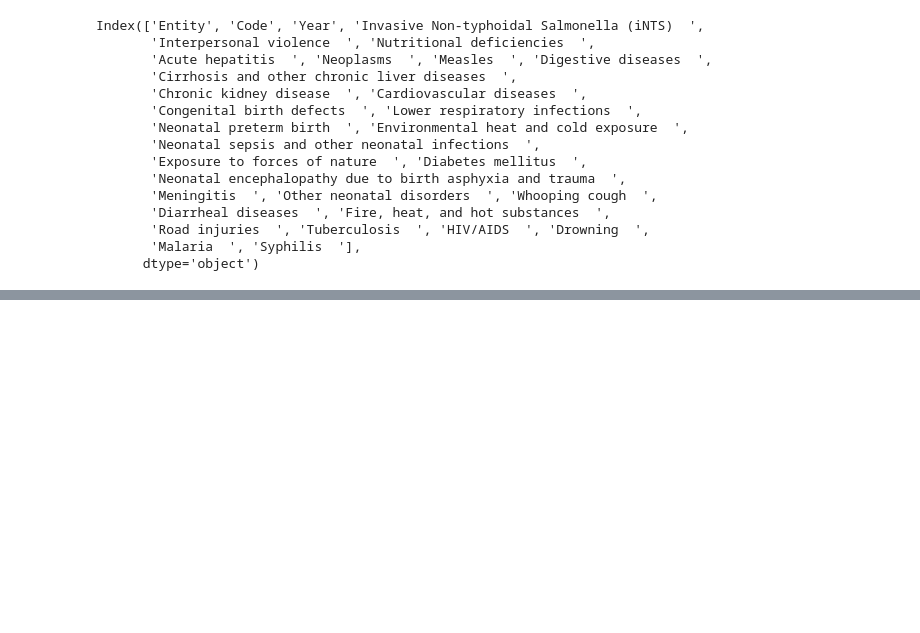
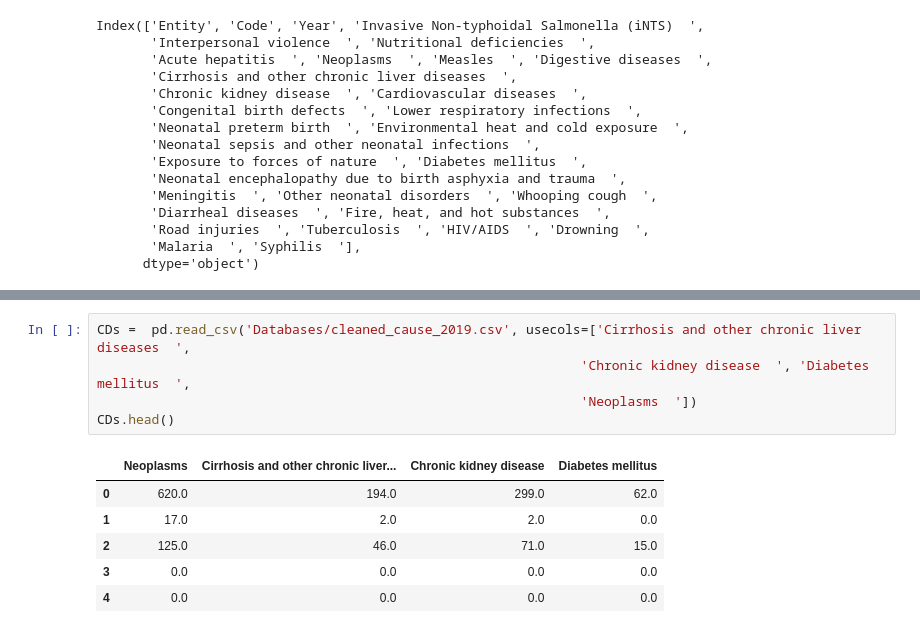
Before and after one commit to shinzou23/DATA100-Final-Project, a Jupyter notebook: DATA100_Final_Project_Group_3.ipynb, the cells around one changed output, grey strips where cells are left out. Drawn from its saved outputs; the diff is of its cells as text; blank space fills up the shorter version.

```diff
--- a/DATA100_Final_Project_Group_3.ipynb
+++ b/DATA100_Final_Project_Group_3.ipynb
@@ -631,0 +635,12 @@ Accidents
+# %%
+CDs =  pd.read_csv('Databases/cleaned_cause_2019.csv', usecols=['Cirrhosis and other chronic liver diseases  ',
+                                                              'Chronic kidney disease  ', 'Diabetes mellitus  ',
+                                                              'Neoplasms  '])
+CDs.head()
+# %% [output]
+|  | Neoplasms | Cirrhosis and other chronic liver... | Chronic kidney disease | Diabetes mellitus |
+| 0 | 620.0 | 194.0 | 299.0 | 62.0 |
+| 1 | 17.0 | 2.0 | 2.0 | 0.0 |
+| 2 | 125.0 | 46.0 | 71.0 | 15.0 |
+| 3 | 0.0 | 0.0 | 0.0 | 0.0 |
+| 4 | 0.0 | 0.0 | 0.0 | 0.0 |
```
Also changed, not shown: parts of 6 cells of this notebook.
